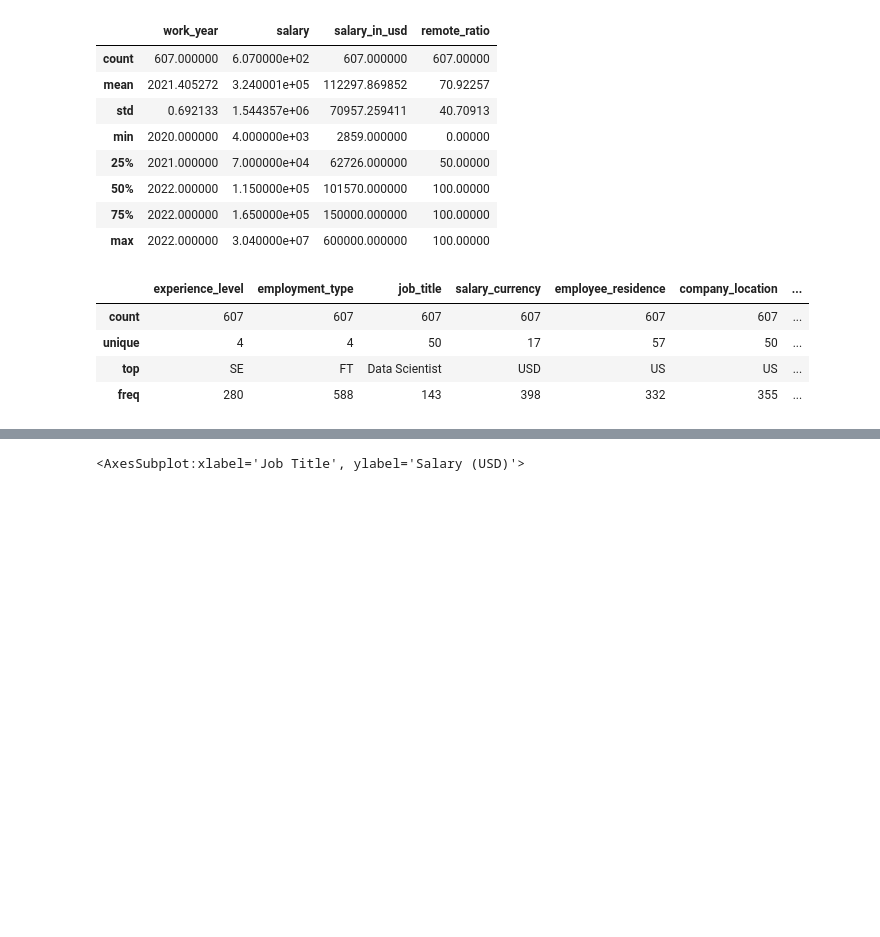
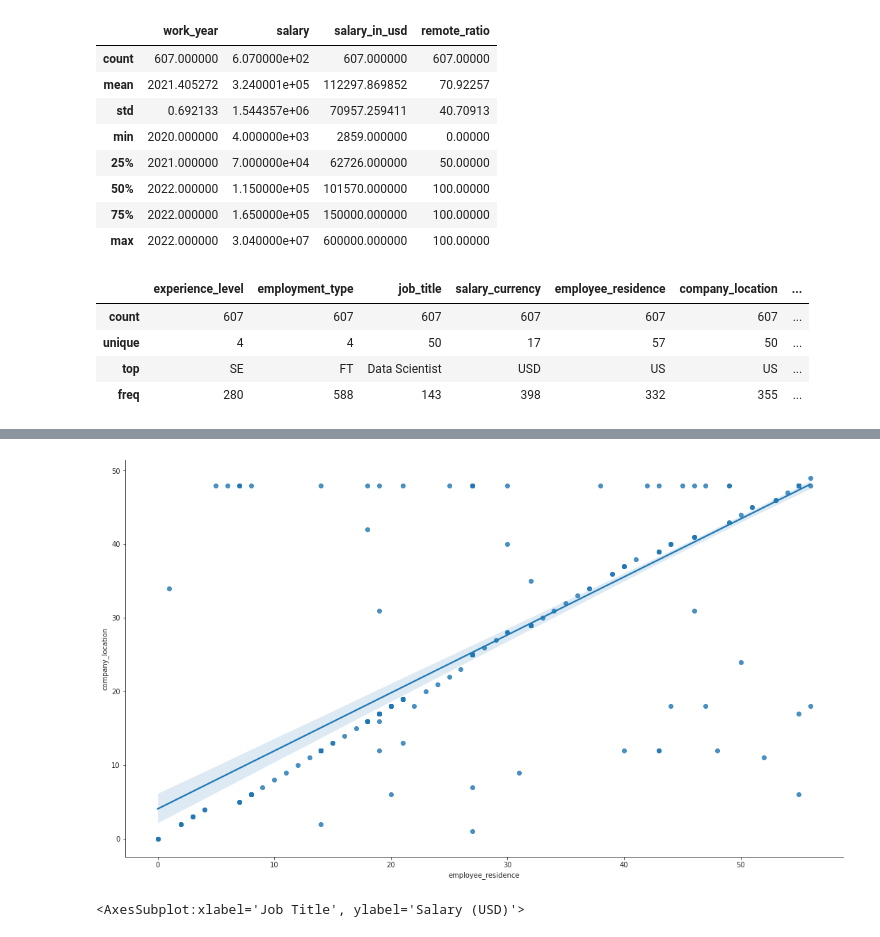
Before and after one commit to stephenjera/Kaggle-Projects, a Jupyter notebook: ds-salaries.ipynb, the cells around one changed output, grey strips where cells are left out. Cells and saved outputs as stored; diff of their text form; code cells hidden in the pictures; blank space fills up the shorter version.

```diff
--- a/ds-salaries.ipynb
+++ b/ds-salaries.ipynb
@@ -109,0 +125,6 @@ data.describe(include=object)
+# %%
+# Copy data and convert to category for correlation
+data_temp = data.copy(deep=True)
+for col_name in data.describe(include=object).columns:
+    data_temp[col_name] = data_temp[col_name].astype('category').cat.codes
+data_temp.corr().style.background_gradient(cmap='coolwarm')
@@ -110,3 +144,11 @@ data.describe(include=object)
+# %%
+# Using coded values since regplot won't work with strings
+sns.set_style('ticks')
+g = sns.regplot(x=data_temp['employee_residence'], y=data_temp['company_location'])
+g.figure.set_size_inches(18.5, 10.5)
+sns.despine()
+# %% [output]
+[figure, added]
 # %%
 # Get average salary of highest paid jobs
 data.groupby('job_title').mean().sort_values(by='salary_in_usd', ascending=False).plot(kind='bar', y='salary_in_usd',figsize=(20, 12),xlabel='Job Title', ylabel='Salary (USD)')
```
Also changed, not shown: parts of 5 cells of this notebook.
